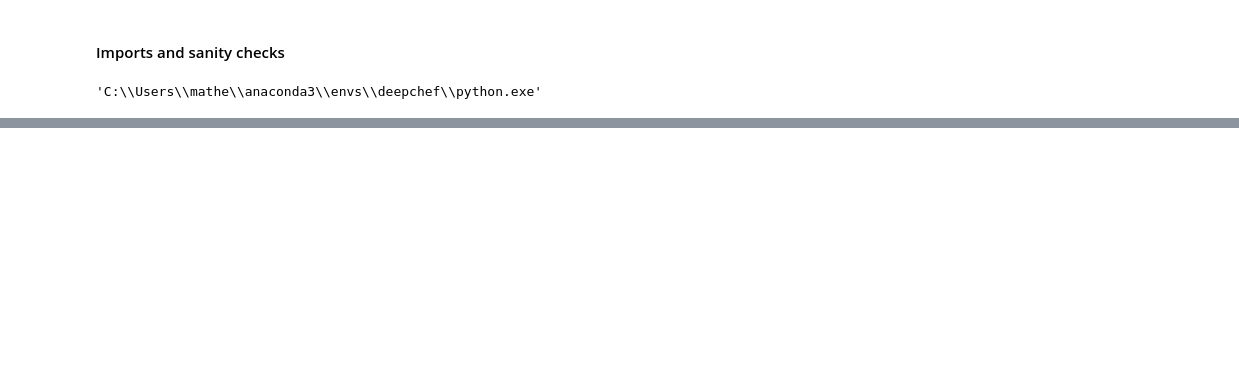
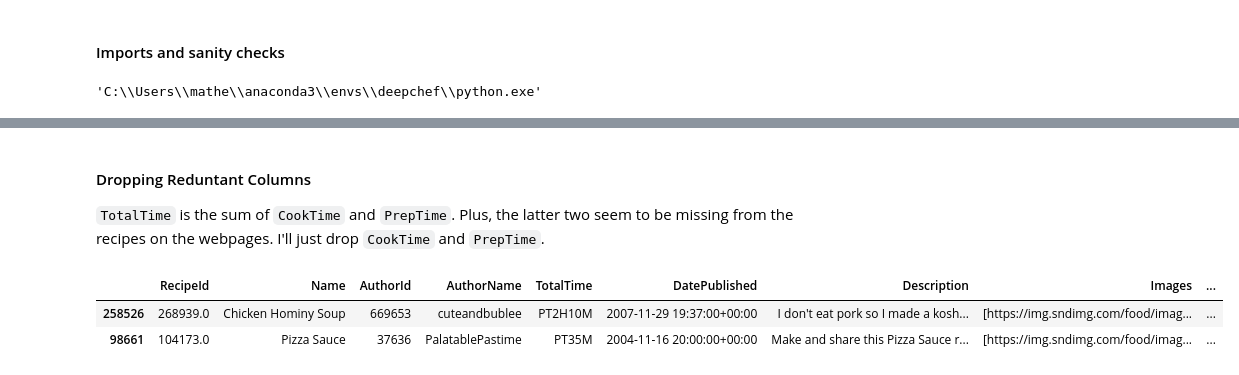
Before and after one commit to amirkiaml/DeepChef-BSTN-Capstone, a Jupyter notebook: Basic Data Cleaning.ipynb, the cells around one changed output, grey strips where cells are left out. Cells and saved outputs as stored; diff of their text form; code cells hidden in the pictures; blank space fills up the shorter version.

```diff
--- a/Basic Data Cleaning.ipynb
+++ b/Basic Data Cleaning.ipynb
@@ -43,0 +121,3 @@ recipes.sample(5)
+# %% [markdown]
+#### Dropping Reduntant Columns <a class ='author' id='part-0'></a>
+`TotalTime` is the sum of `CookTime` and `PrepTime`. Plus, the latter two seem to be missing from the recipes on the webpages. I'll just drop `CookTime` and `PrepTime`.
@@ -43,0 +126,6 @@ recipes.sample(5)
+# %%
+recipes.sample(2)
+# %% [output]
+|  | RecipeId | Name | AuthorId | AuthorName | TotalTime | DatePublished | Description | Images | ... |
+| 258526 | 268939.0 | Chicken Hominy Soup | 669653 | cuteandbublee | PT2H10M | 2007-11-29 19:37:00+00:00 | I don't eat pork so I made a kosh... | [https://img.sndimg.com/food/imag... | ... |
+| 98661 | 104173.0 | Pizza Sauce | 37636 | PalatablePastime | PT35M | 2004-11-16 20:00:00+00:00 | Make and share this Pizza Sauce r... | [https://img.sndimg.com/food/imag... | ... |
```
Also changed, not shown: parts of 37 cells of this notebook, 2 other files.
